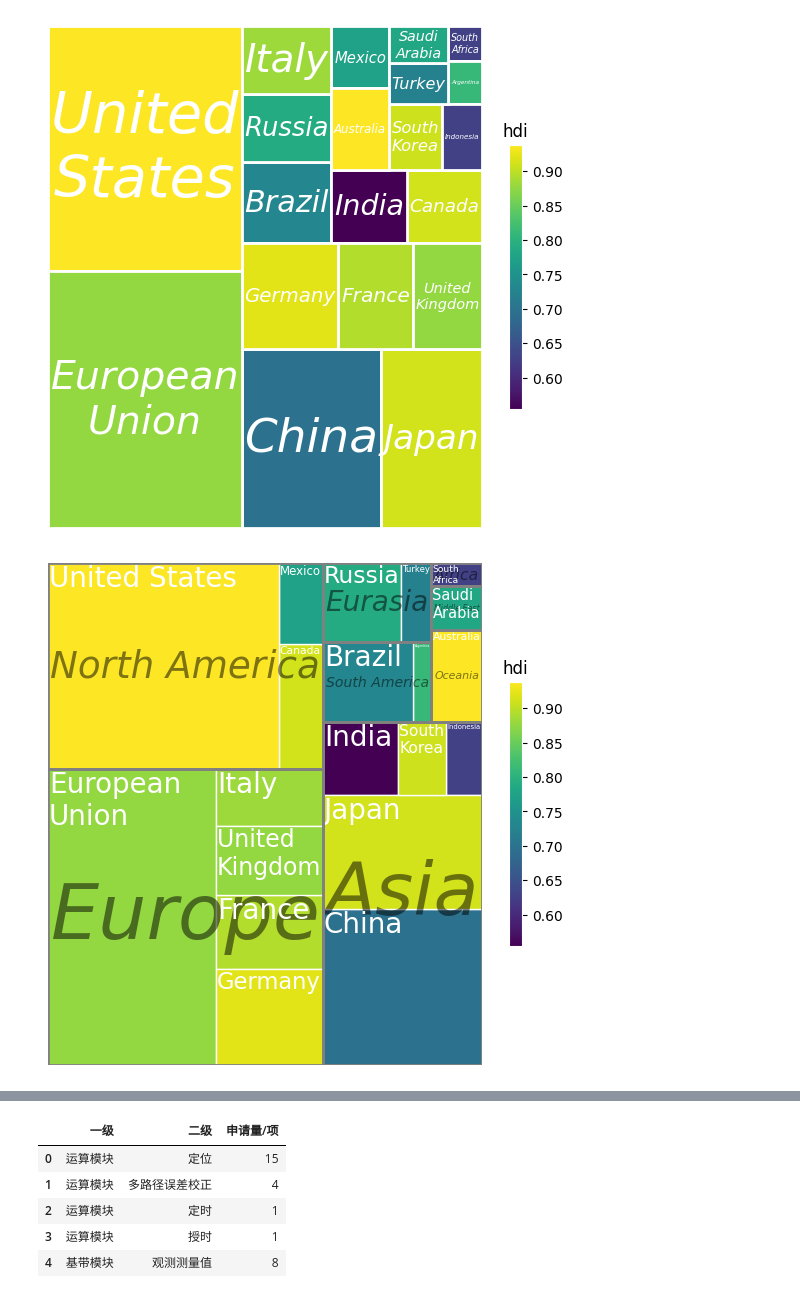
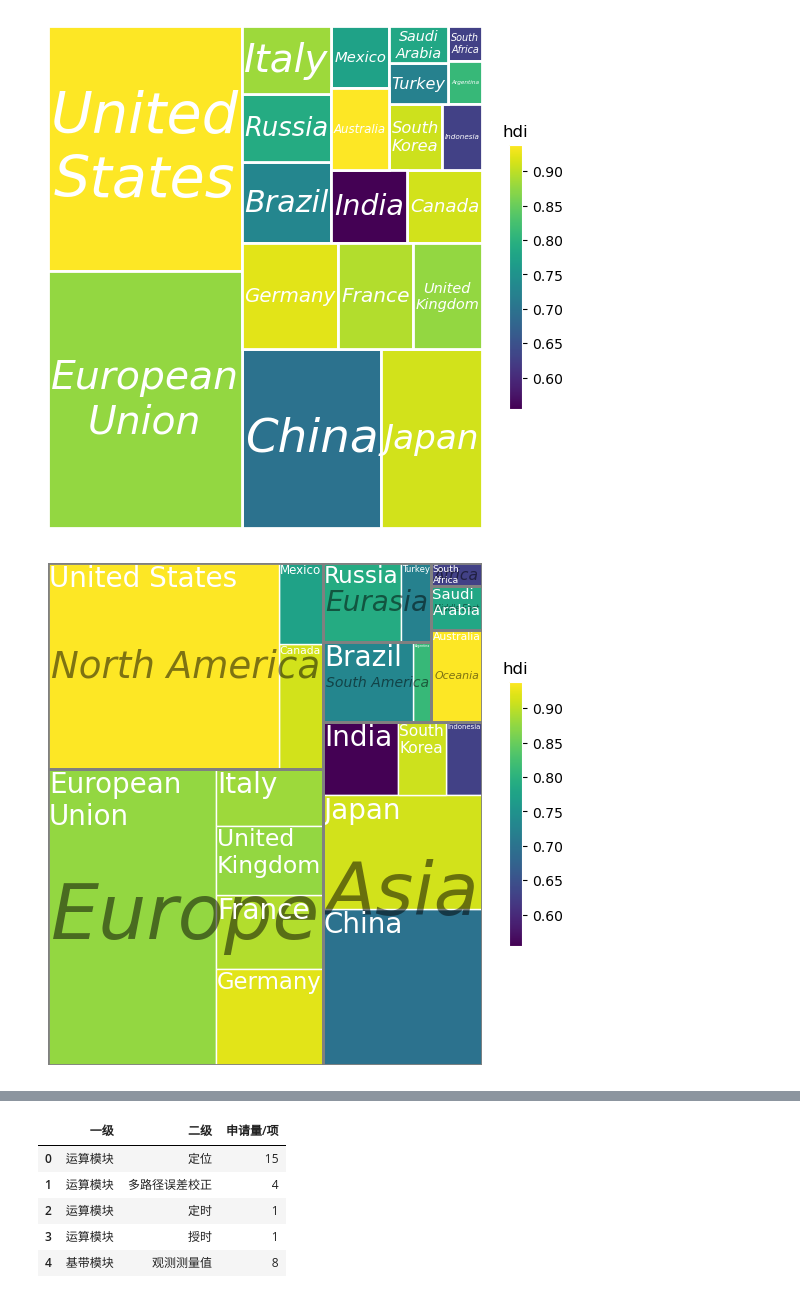
Before and after one commit to chenyulue/matplotlib-extra, a Jupyter notebook: examples/example.ipynb, the cells around one changed output, grey strips where cells are left out. Drawn from its saved outputs; the diff is of its cells as text; code cells hidden in the pictures.

```diff
--- a/examples/example.ipynb
+++ b/examples/example.ipynb
@@ -54,26 +54,26 @@ plt.show()
 # %%
 fig, ax = plt.subplots(figsize=(7,7), dpi=100, subplot_kw=dict(aspect=1.156))
 
 trc = tr.treemap(ax, df, area='gdp_mil_usd', fill='hdi', labels='country',
            levels=['region', 'country'],
-           textprops={'c':'w', 'wrap':True,
+           textprops={'c':'w', 'reflow':True,
                       'place':'top left', 'max_fontsize':20},
            rectprops={'ec':'w'},
            subgroup_rectprops={'region':{'ec':'grey', 'lw':2, 'fill':False,
                                          'zorder':5}},
            subgroup_textprops={'region':{'c':'k', 'alpha':0.5, 'fontstyle':'italic'}},
            )
 
 ax.axis('off')
 
 cb = fig.colorbar(trc.mappable, ax=ax, shrink=0.5)
 
 cb.ax.set_title('hdi')
 cb.outline.set_edgecolor('w')
 
 plt.show()
 # %% [output]
-[figure, old version]
+[figure, new version]
 # %%
 fig, ax = plt.subplots(figsize=(7,7), dpi=100, subplot_kw=dict(aspect=1.156))
 
```
Also changed, not shown: parts of 6 cells of this notebook, 3 other files.
